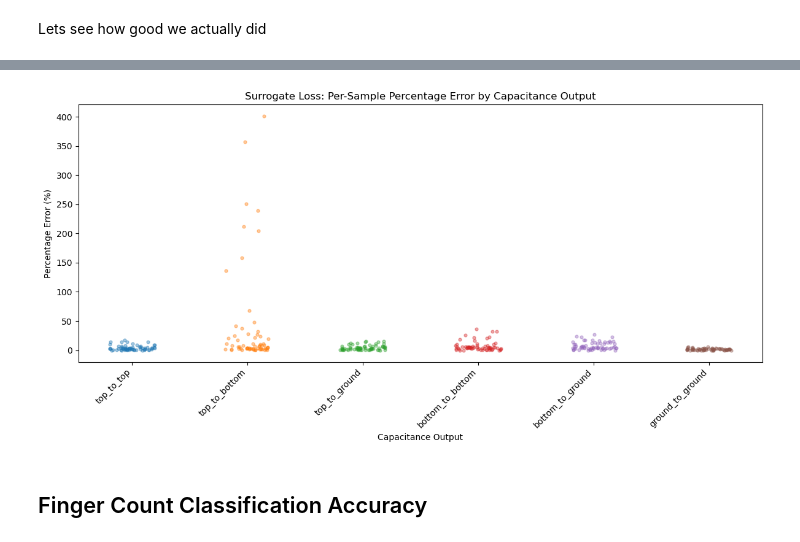
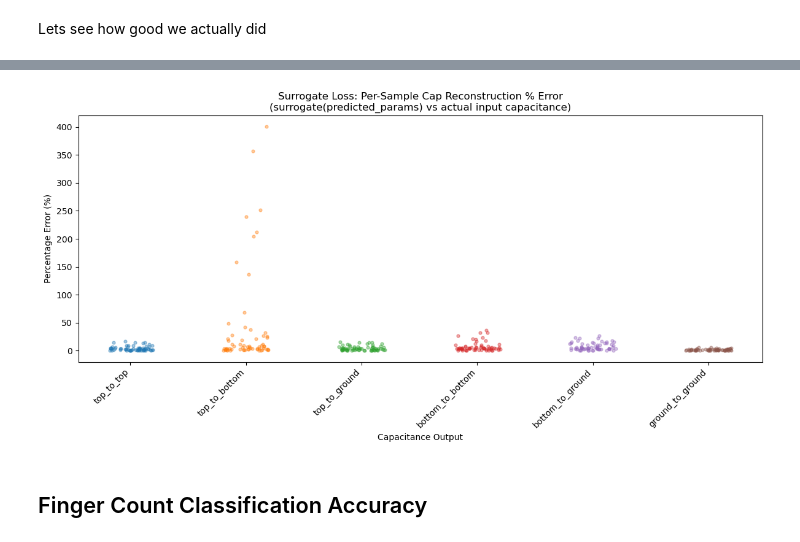
Before and after one commit to CosmiQuantum/ML_qubit_design, a Jupyter notebook: model_predict_coupler_NCap_cap_matrix/ml_22_print_results_surrogate_defined_loss.ipynb, the cells around one changed output, grey strips where cells are left out. Saved outputs shown, nothing was run; the diff lists cells and outputs as text; code cells hidden in the pictures.

```diff
--- a/model_predict_coupler_NCap_cap_matrix/ml_22_print_results_surrogate_defined_loss.ipynb
+++ b/model_predict_coupler_NCap_cap_matrix/ml_22_print_results_surrogate_defined_loss.ipynb
@@ -450,9 +460,9 @@ for patch in bp['boxes']:
     patch.set_alpha(0.7)
 ax.set_ylabel('Percentage Error (%)')
 ax.set_xlabel('Capacitance Output')
-ax.set_title('Surrogate Loss: Percentage Error Distribution per Output')
+ax.set_title('Surrogate Loss: % Error in Reconstructed Capacitance\n(surrogate(predicted_params) vs actual input capacitance)')
 ax.tick_params(axis='x', rotation=45)
 plt.tight_layout()
-plt.savefig('plots/surrogate_loss_pct_error_boxplot.pdf')
+plt.savefig('plots/surrogate_loss_cap_recon_pct_error_boxplot.pdf')
 plt.show()
 # %% [output]
@@ -513,21 +527,21 @@ All outputs                     3.57      10.74      15.90     400.72
 # %%
 # scatter plot with fancy visulaization of points using this grouping thing
 
 fig, ax = plt.subplots(figsize=(12, 6))
 for j in range(n_cap_params):
     col_pct = pct_errors_unscaled[:, j]
     x = np.full_like(col_pct, j) + np.random.uniform(-0.2, 0.2, size=len(col_pct))
     ax.scatter(x, col_pct, alpha=0.4, s=12, label=short_names[j])
 ax.set_xticks(range(n_cap_params))
 ax.set_xticklabels(short_names, rotation=45, ha='right')
 ax.set_ylabel('Percentage Error (%)')
 ax.set_xlabel('Capacitance Output')
-ax.set_title('Surrogate Loss: Per-Sample Percentage Error by Capacitance Output')
+ax.set_title('Surrogate Loss: Per-Sample Cap Reconstruction % Error\n(surrogate(predicted_params) vs actual input capacitance)')
 plt.tight_layout()
-plt.savefig('plots/surrogate_loss_pct_error_scatter.pdf')
+plt.savefig('plots/surrogate_loss_cap_recon_pct_error_scatter.pdf')
 plt.show()
 # %% [output]
-[figure, old version]
+[figure, new version]
 # %% [markdown]
 ## Finger Count Classification Accuracy
 # %% [markdown]
```
Also changed, not shown: parts of 6 cells of this notebook, 37 other files.
